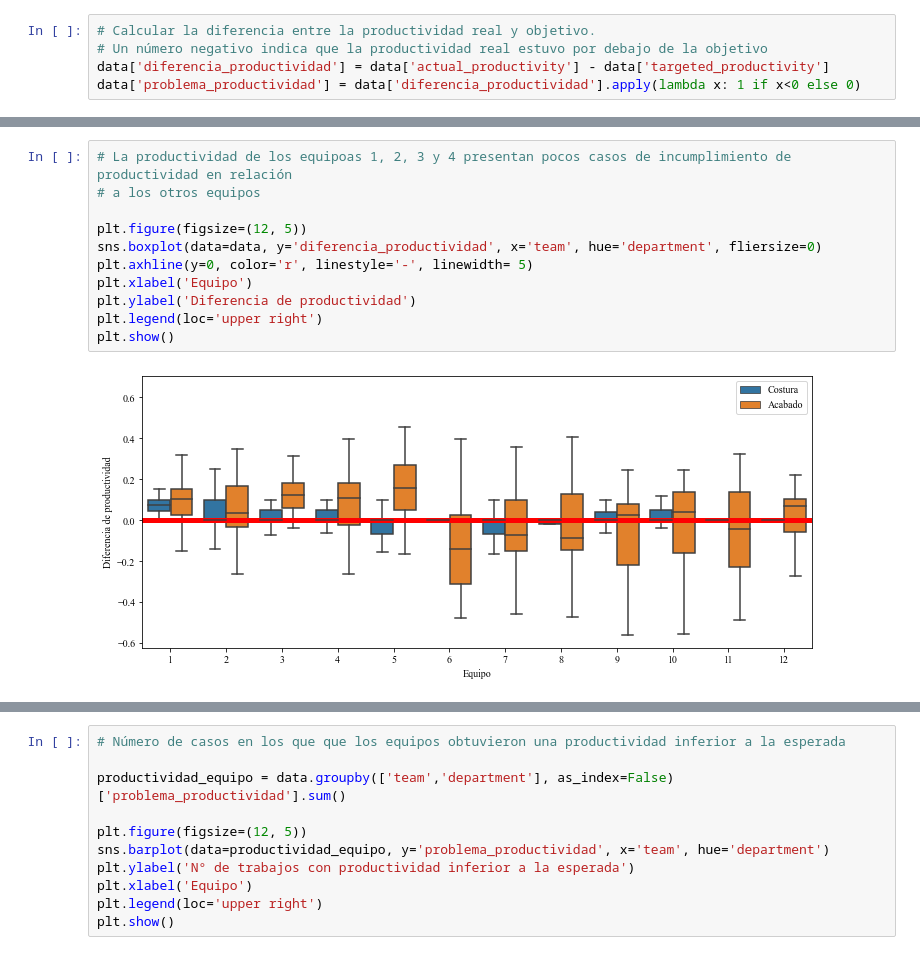
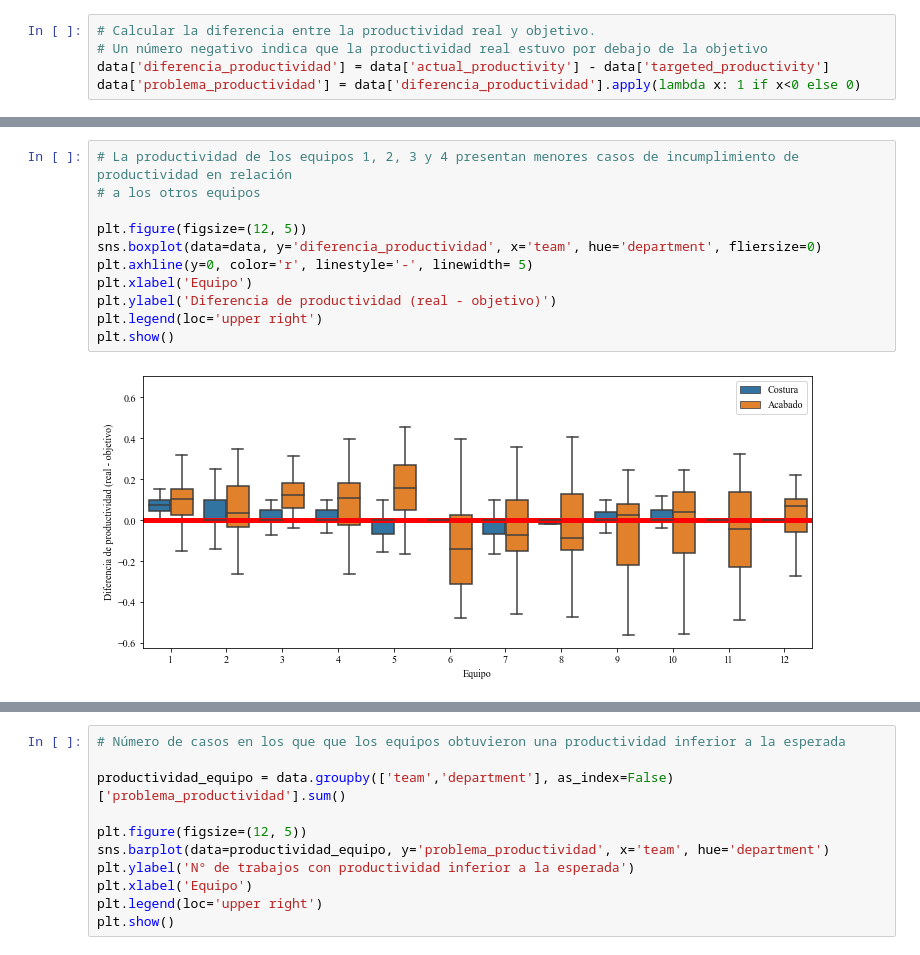
Before and after one commit to ejhoan/Proyecto-ML, a Jupyter notebook: Exploración_inicial.ipynb, the cells around one changed output, grey strips where cells are left out. Saved outputs shown, nothing was run; the diff lists cells and outputs as text.

```diff
--- a/Exploración_inicial.ipynb
+++ b/Exploración_inicial.ipynb
@@ -213,13 +221,13 @@ Name: diferencia_productividad, dtype: float64
 # %%
-# La productividad de los equipoas 1, 2, 3 y 4 presentan pocos casos de incumplimiento de productividad en relación
+# La productividad de los equipos 1, 2, 3 y 4 presentan menores casos de incumplimiento de productividad en relación
 # a los otros equipos
 
 plt.figure(figsize=(12, 5))
 sns.boxplot(data=data, y='diferencia_productividad', x='team', hue='department', fliersize=0)
 plt.axhline(y=0, color='r', linestyle='-', linewidth= 5)
 plt.xlabel('Equipo')
-plt.ylabel('Diferencia de productividad')
+plt.ylabel('Diferencia de productividad (real - objetivo)')
 plt.legend(loc='upper right')
 plt.show()
 # %% [output]
-[figure, old version]
+[figure, new version]
```
Also changed, not shown: parts of 45 cells of this notebook, 2 other files.
